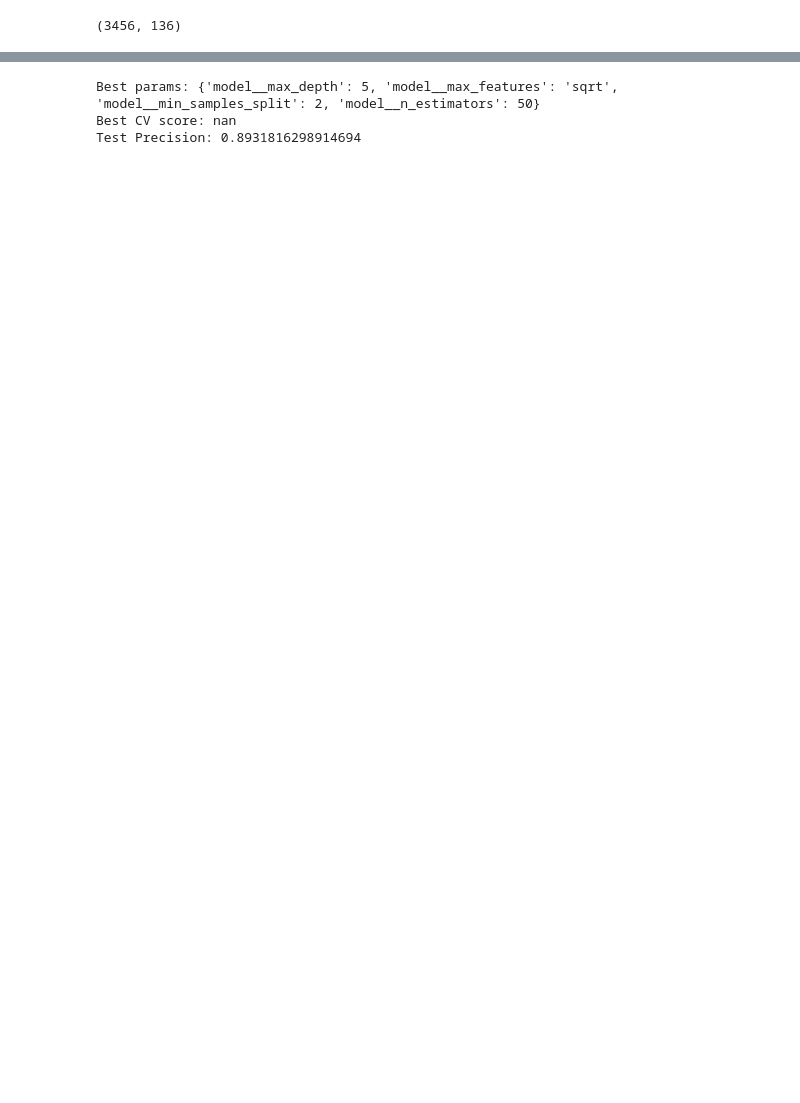
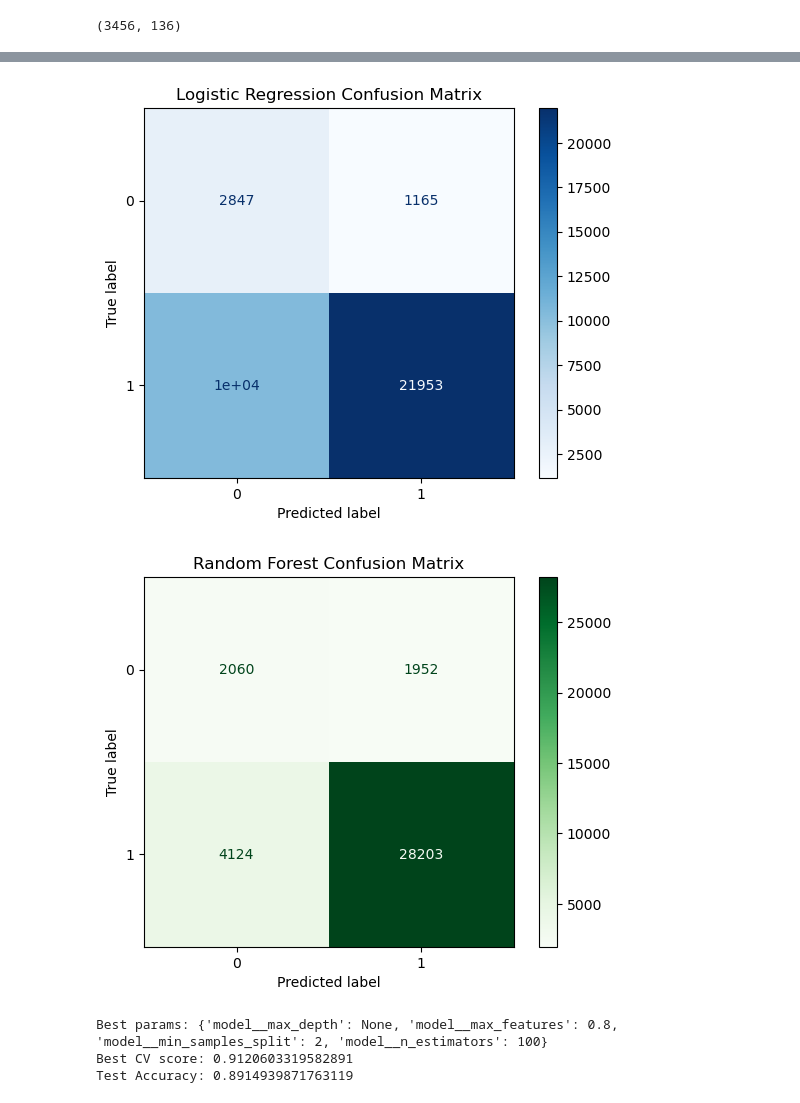
Before and after one commit to hhnguyen72/terrorism, a Jupyter notebook: notebooks/notebook.ipynb, the cells around one changed output, grey strips where cells are left out. Cells and saved outputs as stored; diff of their text form; code cells hidden in the pictures; blank space fills up the shorter version.

```diff
--- a/notebooks/notebook.ipynb
+++ b/notebooks/notebook.ipynb
@@ -263,0 +260,4 @@ df = df.dropna(subset=['target1'])
+# %%
+# 3. Create X, y AFTER cleaning
+X = df[['iyear', 'imonth', 'country_txt', 'region_txt', 'attacktype1_txt', 'weaptype1_txt', 'ismilitary', 'natlty1_txt']]
+y = df['success']
@@ -272,4 +295,0 @@ print(X.shape, y.shape)
-# %%
-# 4. Train-test split
-X_train, X_test, y_train, y_test = train_test_split(
-        X, y, test_size=0.2, random_state=42)
@@ -311,0 +296,13 @@ Linear Regression Accurary 89.42586506862555
+# %%
+#8. Log Reg model pipeline
+log_reg_model = Pipeline([
+    ('preprocess', preprocessor),
+    ('model', LogisticRegression(solver='saga'))
+    ])
+
+# 9. Fit model
+log_reg_model.fit(X_train, y_train)
+log_score = log_reg_model.score(X_test, y_test)
+y_pred_lr = log_reg_model.predict(X_test)
+print(f"Logisitic Regression Score: {log_score:.4f}")
+print(f"Logisitic Regression Accurary: {log_score *100}")
@@ -313,12 +351,14 @@ Linear Regression Accurary 89.42586506862555
  # 8. Random Forest Classifier model pipeline
 randm_for_class_model = Pipeline([
     ('preprocess', preprocessor),
-    ('model', RandomForestClassifier(n_estimators=100))
+    # ('smote', SMOTE(random_state=42)),
+    ('model', RandomForestClassifier())
     ])
 
 # 9. Fit model
 randm_for_class_model.fit(X_train, y_train)
 score = randm_for_class_model.score(X_test, y_test)
+y_pred_rf = randm_for_class_model.predict(X_test)
 print(f"Random Forest R^2 Score: {score:.4f}")
 print("Random Forest Accuracy:", score *100)
 # %% [output]
@@ -380,5 +480,21 @@ weighted avg       0.80      0.89      0.84     36211
+# %%
+# Logistic Regression
+cm_lr = confusion_matrix(y_test, y_pred_lr).astype(int)  # convert to int
+disp_lr = ConfusionMatrixDisplay(confusion_matrix=cm_lr, display_labels=[0, 1])
+disp_lr.plot(cmap=plt.cm.Blues)
+plt.title("Logistic Regression Confusion Matrix")
+plt.show()
+
+# Random Forest
+cm_rf = confusion_matrix(y_test, y_pred_rf).astype(int)  # convert to int
+disp_rf = ConfusionMatrixDisplay(confusion_matrix=cm_rf, display_labels=[0, 1])
+disp_rf.plot(cmap=plt.cm.Greens)
+plt.title("Random Forest Confusion Matrix")
+plt.show()
+# %% [output]
+[figure, added]
+[figure, added]
 # %%
-
 # 5. Results
 print("Best params:", grid_search.best_params_)
 print("Best CV score:", grid_search.best_score_)
@@ -386,8 +502,8 @@ print("Best CV score:", grid_search.best_score_)
 # 6. Final test score
 best_model = grid_search.best_estimator_
 test_score = best_model.score(X_test, y_test)
-print("Test Precision:", test_score)
+print("Test Accuracy:", test_score)
 # %% [output]
-Best params: {'model__max_depth': 5, 'model__max_features': 'sqrt', 'model__min_samples_split': 2, 'model__n_estimators': 50}
-Best CV score: nan
-Test Precision: 0.8931816298914694
+Best params: {'model__max_depth': None, 'model__max_features': 0.8, 'model__min_samples_split': 2, 'model__n_estimators': 100}
+Best CV score: 0.9120603319582891
+Test Accuracy: 0.8914939871763119
```
Also changed, not shown: parts of 50 cells of this notebook.
